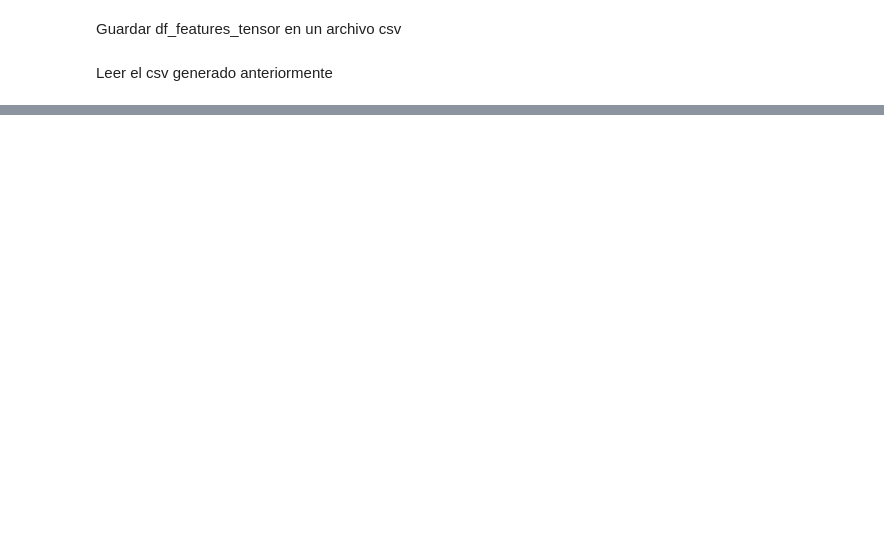
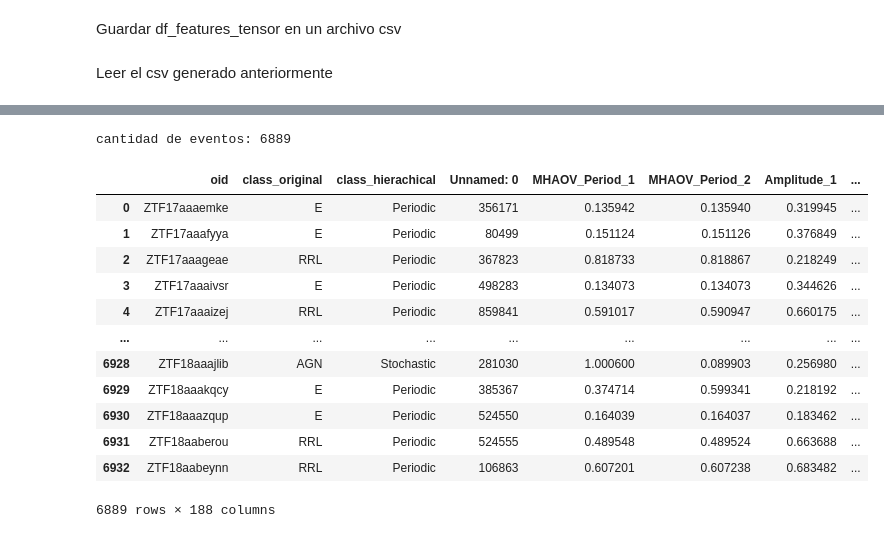
Before and after one commit to LeoQuark/HistogramasAdaptativos, a Jupyter notebook: experimento 4.ipynb, the cells around one changed output, grey strips where cells are left out. Cells and saved outputs as stored; diff of their text form; code cells hidden in the pictures; blank space fills up the shorter version.

```diff
--- a/experimento 4.ipynb
+++ b/experimento 4.ipynb
@@ -574,0 +638,8 @@ df_features_tensor.head(30)
+# %%
+label_order = ['E', 'RRL', 'QSO', 'LPV','AGN', 'YSO', 'Blazar','CV/Nova','DSCT', 'CEP','Periodic-Other','SNIa']
+df_labels_features = df_labels_features[(df_labels_features.class_original != 'SNII') & (df_labels_features.class_original != 'CEP') ]
+
+for index, class_alerce in enumerate(label_order):
+   print(index+1,'-',class_alerce, df_labels_features['class_original'][df_labels_features['class_original']==class_alerce].shape[0])
+
+print(f'total: {len(df_labels_features)}')
@@ -574,0 +660,19 @@ df_features_tensor.head(30)
+# %%
+print(f'cantidad de eventos: {len(df_labels_features)}')
+# df_labels_features.head()
+df_labels_features
+# %% [output]
+cantidad de eventos: 6889
+|  | oid | class_original | class_hierachical | Unnamed: 0 | MHAOV_Period_1 | MHAOV_Period_2 | Amplitude_1 | ... |
+| 0 | ZTF17aaaemke | E | Periodic | 356171 | 0.135942 | 0.135940 | 0.319945 | ... |
+| 1 | ZTF17aaafyya | E | Periodic | 80499 | 0.151124 | 0.151126 | 0.376849 | ... |
+| 2 | ZTF17aaageae | RRL | Periodic | 367823 | 0.818733 | 0.818867 | 0.218249 | ... |
+| 3 | ZTF17aaaivsr | E | Periodic | 498283 | 0.134073 | 0.134073 | 0.344626 | ... |
+| 4 | ZTF17aaaizej | RRL | Periodic | 859841 | 0.591017 | 0.590947 | 0.660175 | ... |
+| ... | ... | ... | ... | ... | ... | ... | ... | ... |
+| 6928 | ZTF18aaajlib | AGN | Stochastic | 281030 | 1.000600 | 0.089903 | 0.256980 | ... |
+| 6929 | ZTF18aaakqcy | E | Periodic | 385367 | 0.374714 | 0.599341 | 0.218192 | ... |
+| 6930 | ZTF18aaazqup | E | Periodic | 524550 | 0.164039 | 0.164037 | 0.183462 | ... |
+| 6931 | ZTF18aaberou | RRL | Periodic | 524555 | 0.489548 | 0.489524 | 0.663688 | ... |
+| 6932 | ZTF18aabeynn | RRL | Periodic | 106863 | 0.607201 | 0.607238 | 0.683482 | ... |
+6889 rows × 188 columns
```
Also changed, not shown: parts of 10 cells of this notebook, 2 other files.
